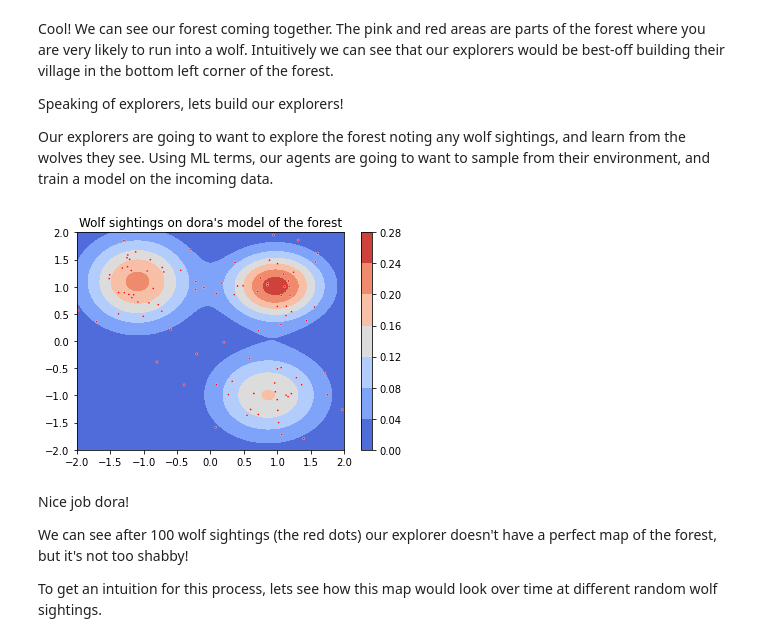
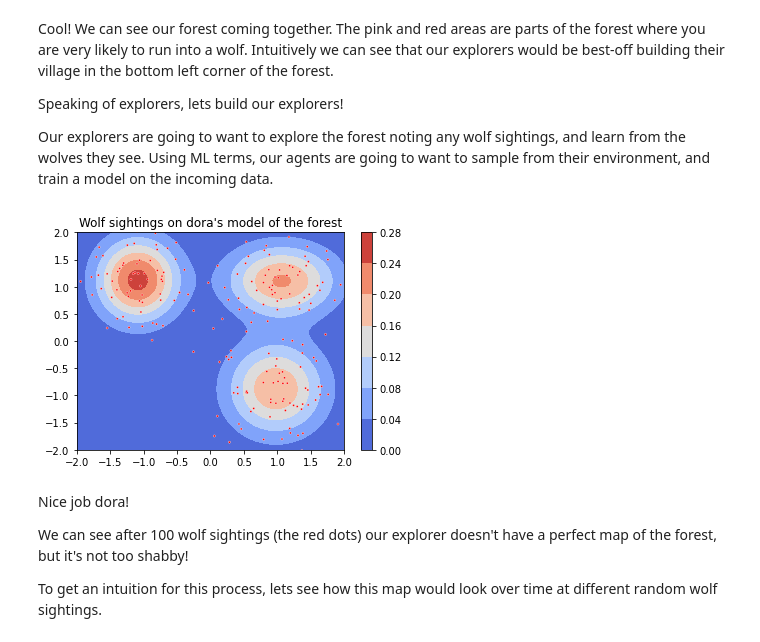
Before and after one commit to Aidankeogh/truth_graph, a Jupyter notebook: sprint_1_wolf_forest.ipynb, the cells around one changed output. Drawn from its saved outputs; the diff is of its cells as text; code cells hidden in the pictures.

```diff
--- a/sprint_1_wolf_forest.ipynb
+++ b/sprint_1_wolf_forest.ipynb
@@ -76,34 +69,40 @@ Our explorers are going to want to explore the forest noting any wolf sightings,
 # %%
 class Explorer:
     def __init__(self, environment=wolf_forest, name="dora"):
         self.environment = environment
         self.name = name
-        self.wolf_sightings = torch.empty(0, 2)
-        self.model = None
-        self.notes = {}
+        self.init_model()
+        self.init_evidence()
+
+    def init_model(self):
+       self.model = GMM(n_clusters=3)
+
+    def init_evidence(self):
+        self.evidence = torch.empty(0, 2)
+        self.external_evidence = {}
 
     def sample(self, num_samples):
-        sightings, _ = self.environment.sample(num_samples)
-        return sightings
+        new_evidence = self.environment.sample(num_samples)
+        self.evidence = torch.cat([self.evidence, new_evidence])
+        return new_evidence, self.evidence
 
-    def train(self, data):
-        model = GaussianMixture(
-                n_components=3,
-                n_features=2
-        )
-        model.fit(data) # Good ol model.fit
-        return model
+    def render(self, **kwargs):
+        self.model.render(**kwargs)
+        sns.scatterplot(x=self.evidence[:, 0], y=self.evidence[:, 1], size=0.1, marker=".", color="red", legend=False)
+
+    def train(self, data=None):
+        if data is None:
+            data = self.evidence
+        self.init_model()
+        self.model.fit(data) # Good ol model.fit
+        return self.model
 
 dora = Explorer()
-dora.wolf_sightings = dora.sample(100) # Dora is seeing 100 wolves, wow!
-dora.model = dora.train(dora.wolf_sightings)
-
-plot_distribution(dora.model)
-sns.scatterplot(x=dora.wolf_sightings[:, 0], y=dora.wolf_sightings[:, 1], size=0.1, marker=".", color="red", legend=False)
-plt.title("Wolf sightings on dora's model of the forest")
-plt.show()
+dora.sample(200) # Dora is seeing 100 wolves, wow!
+dora.train()
+dora.render(title="Wolf sightings on dora's model of the forest")
 # %% [output]
-[figure, old version]
+[figure, new version]
 # %% [markdown]
 Nice job dora!
 
```
Also changed, not shown: parts of 9 cells of this notebook, 26 other files.
